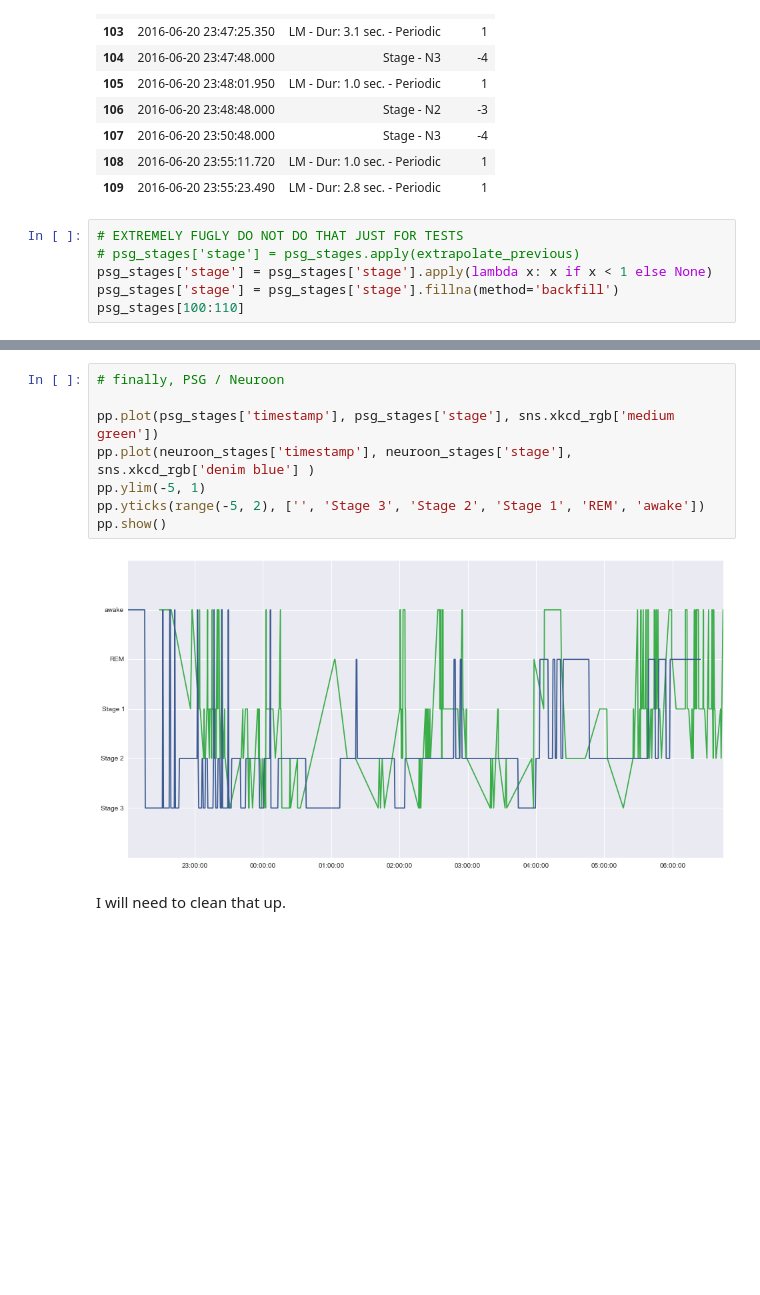
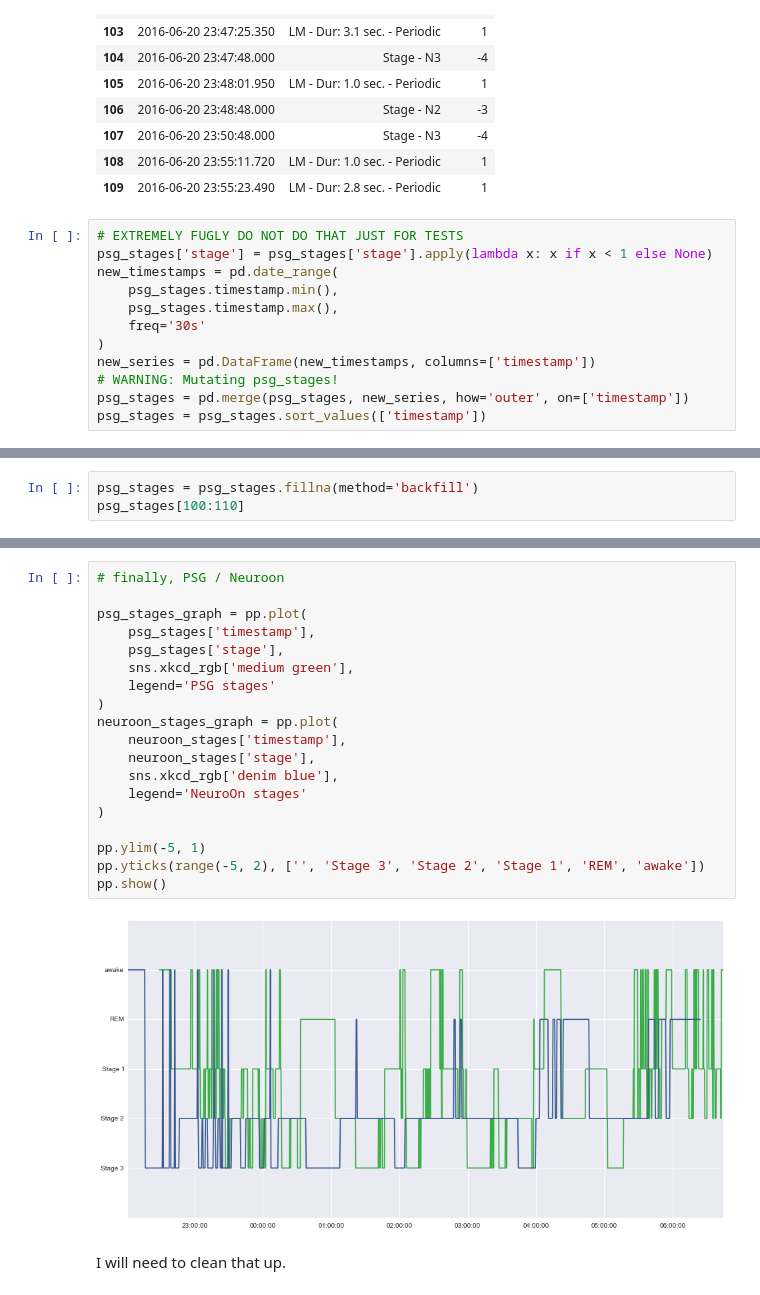
Before and after one commit to pawelngei/neuroon-notebook, a Jupyter notebook: NeuroOn.ipynb, the cells around one changed output, grey strips where cells are left out. Cells and saved outputs as stored; diff of their text form; blank space fills up the shorter version.

Commit message:
fix PSG stages

```diff
--- a/NeuroOn.ipynb
+++ b/NeuroOn.ipynb
@@ -389,9 +389,15 @@ psg_stages[100:110]
 | 109 | 2016-06-20 23:55:23.490 | LM - Dur: 2.8 sec. - Periodic | 1 |
 # %%
 # EXTREMELY FUGLY DO NOT DO THAT JUST FOR TESTS
-# psg_stages['stage'] = psg_stages.apply(extrapolate_previous)
 psg_stages['stage'] = psg_stages['stage'].apply(lambda x: x if x < 1 else None)
-psg_stages['stage'] = psg_stages['stage'].fillna(method='backfill')
-psg_stages[100:110]
+new_timestamps = pd.date_range(
+    psg_stages.timestamp.min(),
+    psg_stages.timestamp.max(),
+    freq='30s'
+)
+new_series = pd.DataFrame(new_timestamps, columns=['timestamp'])
+# WARNING: Mutating psg_stages!
+psg_stages = pd.merge(psg_stages, new_series, how='outer', on=['timestamp'])
+psg_stages = psg_stages.sort_values(['timestamp'])
 # %% [output]
 |  | timestamp | raw | stage |
@@ -407,0 +421,3 @@ psg_stages[100:110]
+# %%
+psg_stages = psg_stages.fillna(method='backfill')
+psg_stages[100:110]
@@ -437,13 +465,24 @@ psg_stages[psg_stages['timestamp'] > datetime(year=2016, month=6, day=21, hour=0
 # %%
 # finally, PSG / Neuroon
 
-pp.plot(psg_stages['timestamp'], psg_stages['stage'], sns.xkcd_rgb['medium green'])
-pp.plot(neuroon_stages['timestamp'], neuroon_stages['stage'], sns.xkcd_rgb['denim blue'] )
+psg_stages_graph = pp.plot(
+    psg_stages['timestamp'],
+    psg_stages['stage'],
+    sns.xkcd_rgb['medium green'],
+    legend='PSG stages'
+)
+neuroon_stages_graph = pp.plot(
+    neuroon_stages['timestamp'],
+    neuroon_stages['stage'],
+    sns.xkcd_rgb['denim blue'],
+    legend='NeuroOn stages'
+)
+
 pp.ylim(-5, 1)
 pp.yticks(range(-5, 2), ['', 'Stage 3', 'Stage 2', 'Stage 1', 'REM', 'awake'])
 pp.show()
 # %% [output]
-[figure, old version]
+[figure, new version]
 # %% [markdown]
 I will need to clean that up.
 # %% [markdown]
```
Also changed, not shown: parts of 5 cells of this notebook.
